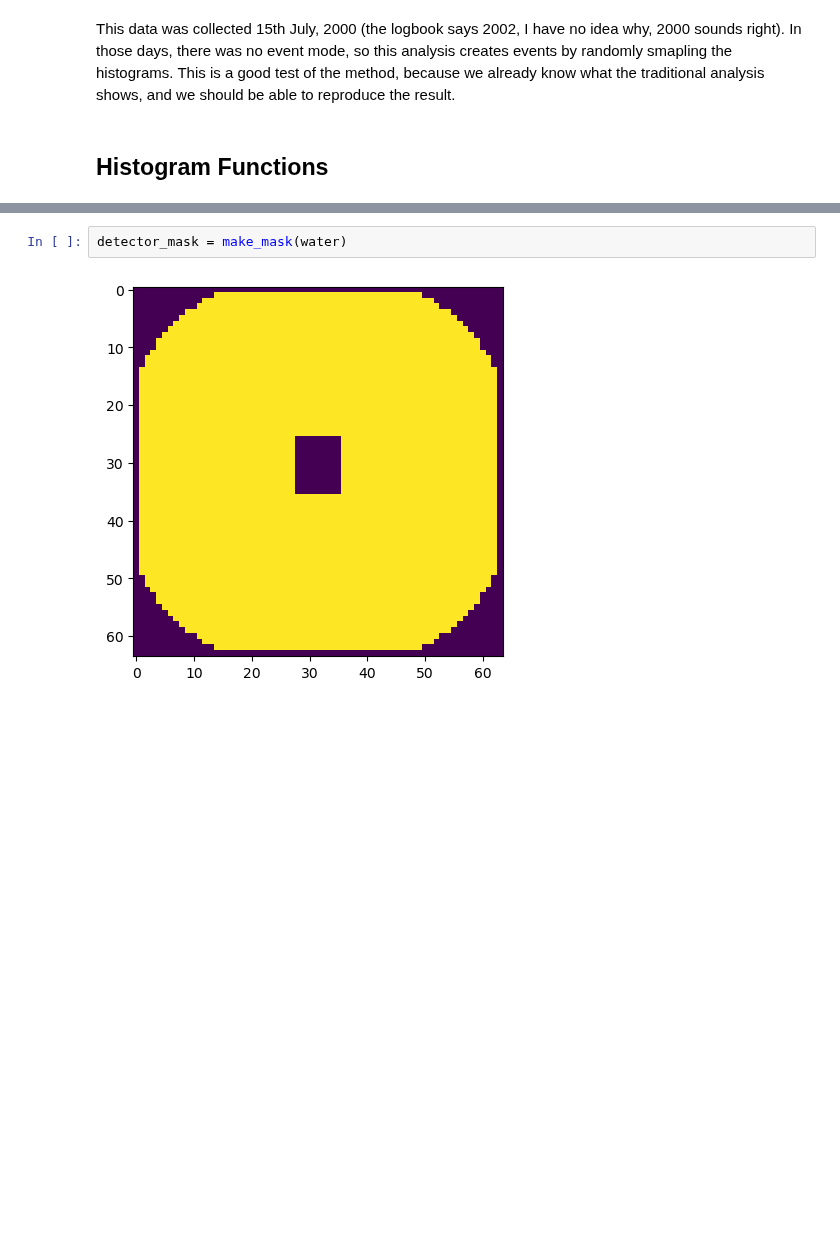
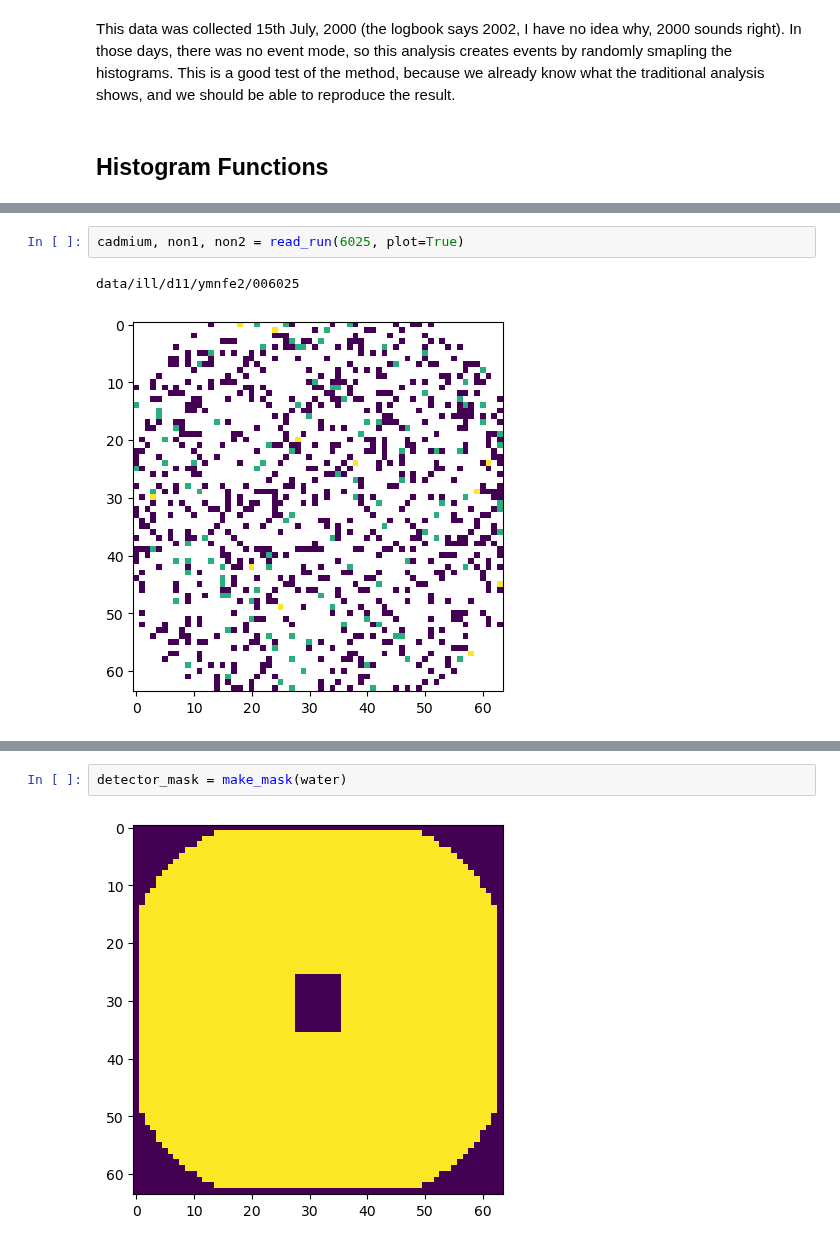
Before and after one commit to localoptimum/emtk, a Jupyter notebook: YMnFe2.ipynb, the cells around one changed output, grey strips where cells are left out. Drawn from its saved outputs; the diff is of its cells as text; blank space fills up the shorter version.

```diff
--- a/YMnFe2.ipynb
+++ b/YMnFe2.ipynb
@@ -406 +524,6 @@ def find_centre(data):
+# %%
+cadmium, non1, non2 = read_run(6025, plot=True)
+# %% [output]
+data/ill/d11/ymnfe2/006025
+[figure, added]
 # %%
```
Also changed, not shown: parts of 19 cells of this notebook.
